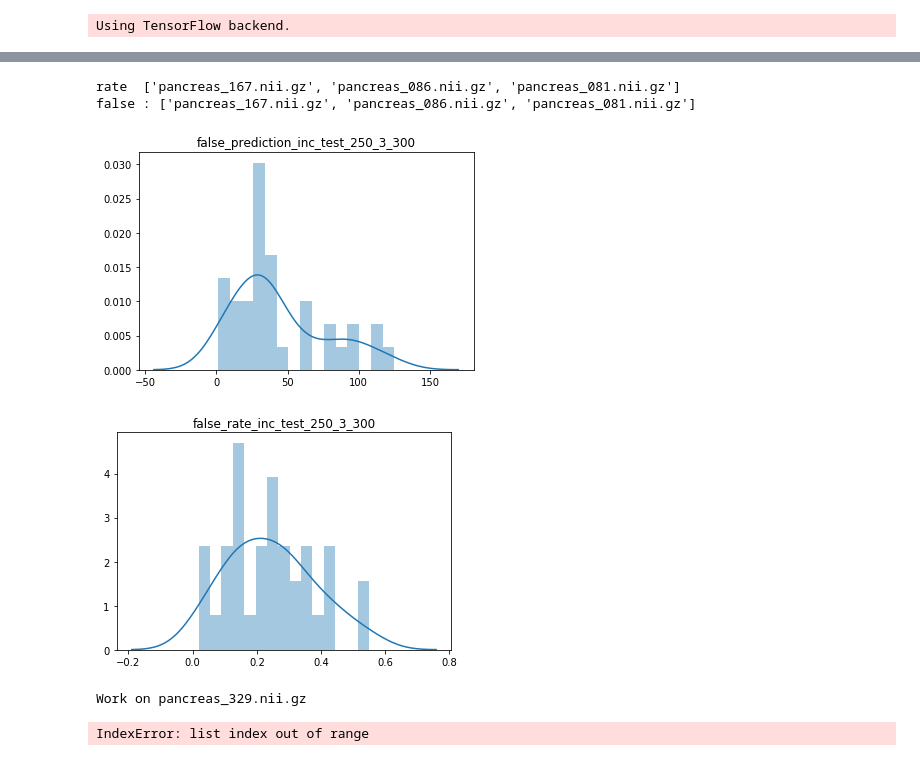
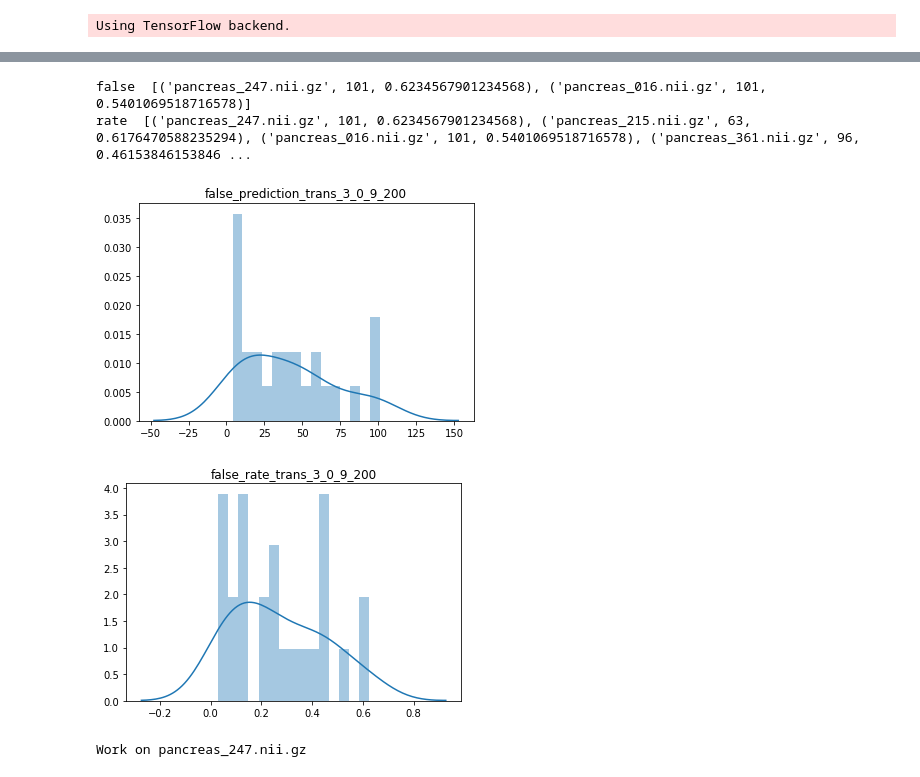
Before and after one commit to curlsjennifer/Transfer_Learning_Applied_on_Pancreas_Tumor, a Jupyter notebook: src/Plot patient.ipynb, the cells around one changed output, grey strips where cells are left out. Saved outputs shown, nothing was run; the diff lists cells and outputs as text; code cells hidden in the pictures.

```diff
--- a/src/Plot patient.ipynb
+++ b/src/Plot patient.ipynb
@@ -14,7 +44,9 @@ Using TensorFlow backend.
 # %%
 # Read result files and organize them
-EXP = 'inc_test_250_3_300'
-name = exp_path(EXP, inc=True)
+EXP = 'trans_3_0_9_200'
+tumor_size = pd.read_csv("size_external.csv")
+name = exp_path(EXP, inc=False)
 [test_y, probs_binary, probs, patch_threshold, roc_auc] = np.load(
     name.patch_target_path, allow_pickle=True)
 [train, valid, test] = np.load(name.target_path, allow_pickle=True)
+print(np.shape(test_y), np.shape(test.y))
@@ -71,27 +114,26 @@ Work on pancreas_083.nii.gz
 # %%
 false_list = []
 for i in range(len(test.idx)):
     filename = test.idx[i][1]
     index_patient = [i for i in range(len(patient_list)) if patient_list[i] == filename]
     cm = confusion_matrix(test.y[index_patient], probs_binary[index_patient], labels=[1, 0])
     false_list.append((filename, cm[0,1] + cm[1, 0], (cm[0,1] + cm[1, 0])/cm.sum()))
 false_list = sorted(false_list, key = lambda s: s[2], reverse = True)
 false_list_name = [false_list[j][0] for j in range(len(false_list))]
 false_list_false = [false_list[j][1] for j in range(len(false_list))]
 false_list_rate = [false_list[j][2] for j in range(len(false_list))]
-print("rate ", false_list_name[:3])
-false_list = sorted(false_list, key = lambda s: s[1], reverse = True)
-print("false :", false_list_name[:3])
+print("false ", [false_list[i] for i in range(len(test.idx)) if false_list_false[i] >= 100])
+print("rate ", [false_list[i] for i in range(len(test.idx)) if false_list_rate[i] >= 0.4])
 
 sns.distplot(false_list_false, bins=15, kde=True)
 plt.title('false_prediction_' + EXP)
 plt.show()
 sns.distplot(false_list_rate, bins=15, kde=True)
 
 plt.title('false_rate_' + EXP)
 plt.show()
 # %% [output]
-rate  ['pancreas_167.nii.gz', 'pancreas_086.nii.gz', 'pancreas_081.nii.gz']
-false : ['pancreas_167.nii.gz', 'pancreas_086.nii.gz', 'pancreas_081.nii.gz']
+false  [('pancreas_247.nii.gz', 101, 0.6234567901234568), ('pancreas_016.nii.gz', 101, 0.5401069518716578)]
+rate  [('pancreas_247.nii.gz', 101, 0.6234567901234568), ('pancreas_215.nii.gz', 63, 0.6176470588235294), ('pancreas_016.nii.gz', 101, 0.5401069518716578), ('pancreas_361.nii.gz', 96, 0.46153846153846 ...
-[figure, old version]
+[figure, new version]
-[figure, old version]
+[figure, new version]
@@ -98,5 +152,5 @@ false : ['pancreas_167.nii.gz', 'pancreas_086.nii.gz', 'pancreas_081.nii.gz']
 # %%
-patient_name = "pancreas_329.nii.gz"
+patient_name = false_list_name[0]
 print("Work on", patient_name)
 index_patient = [i for i in range(len(patient_list)) if patient_list[i] == patient_name]
 cube_shape = test.coord[index_patient[0]][-3:]
@@ -116,6 +170,5 @@ for i in index_patient:
 
 patient_cube = (patient_cube - patient_cube.min())/(patient_cube.max() - patient_cube.min())
 # %% [output]
-Work on pancreas_329.nii.gz
+Work on pancreas_247.nii.gz
-IndexError: list index out of range
 # %%
```
Also changed, not shown: parts of 6 cells of this notebook, 14 other files.
